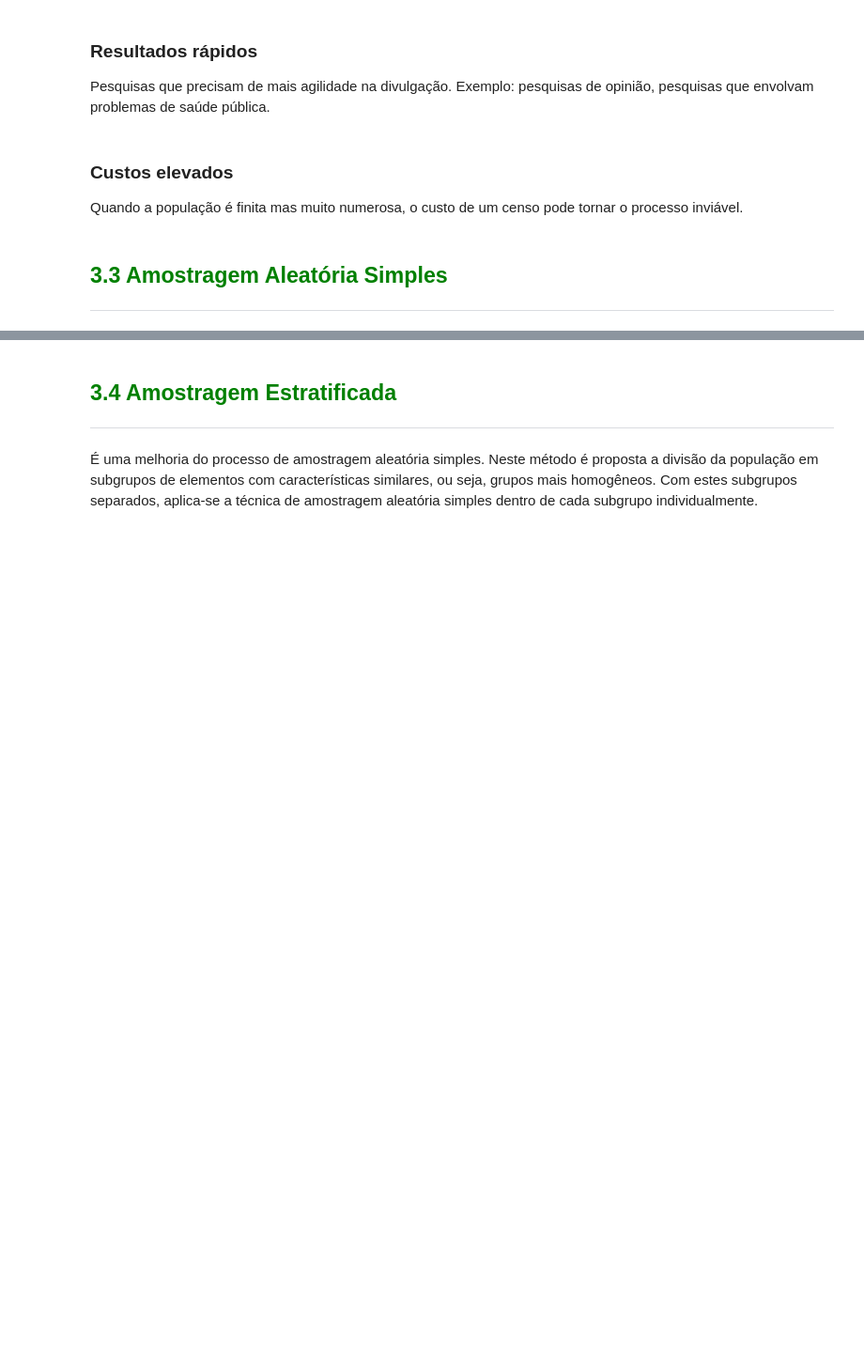
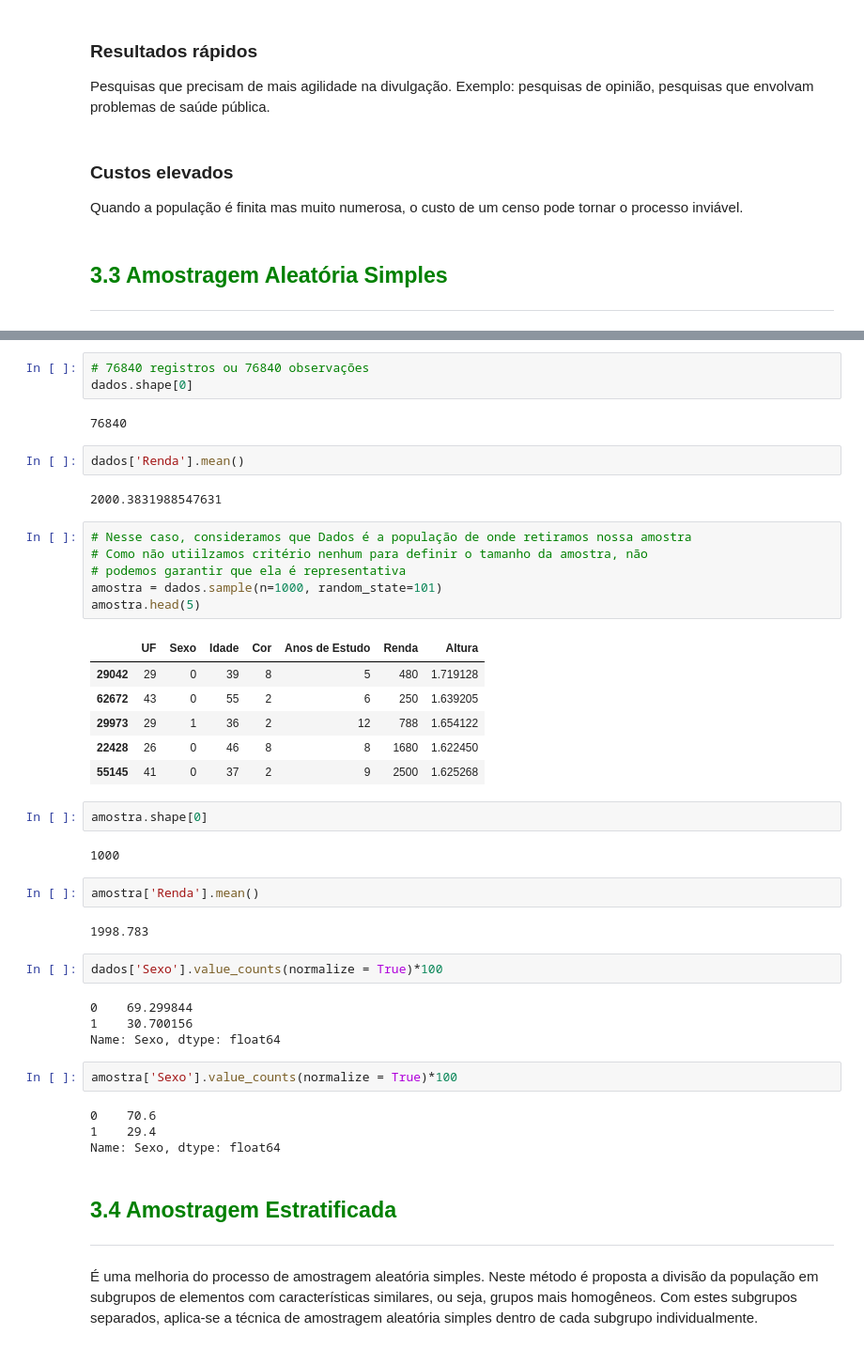
Before and after one commit to RichardRosenblat/alura-estatistica-com-python-parte-2, a Jupyter notebook: Curso_de_Estatística_Parte_2.ipynb, the cells around one changed output, grey strips where cells are left out. Shown at 94% size. Drawn from its saved outputs; the diff is of its cells as text; blank space fills up the shorter version.

```diff
--- a/Curso_de_Estatística_Parte_2.ipynb
+++ b/Curso_de_Estatística_Parte_2.ipynb
@@ -1061,3 +1072,45 @@ Quando a população é finita mas muito numerosa, o custo de um censo pode torn
+# %%
+# 76840 registros ou 76840 observações
+dados.shape[0]
+# %% [output]
+76840
+# %%
+dados['Renda'].mean()
+# %% [output]
+2000.3831988547631
+# %%
+# Nesse caso, consideramos que Dados é a população de onde retiramos nossa amostra
+# Como não utiilzamos critério nenhum para definir o tamanho da amostra, não
+# podemos garantir que ela é representativa
+amostra = dados.sample(n=1000, random_state=101)
+amostra.head(5)
+# %% [output]
+|  | UF | Sexo | Idade | Cor | Anos de Estudo | Renda | Altura |
+| 29042 | 29 | 0 | 39 | 8 | 5 | 480 | 1.719128 |
+| 62672 | 43 | 0 | 55 | 2 | 6 | 250 | 1.639205 |
+| 29973 | 29 | 1 | 36 | 2 | 12 | 788 | 1.654122 |
+| 22428 | 26 | 0 | 46 | 8 | 8 | 1680 | 1.622450 |
+| 55145 | 41 | 0 | 37 | 2 | 9 | 2500 | 1.625268 |
+# %%
+amostra.shape[0]
+# %% [output]
+1000
+# %%
+amostra['Renda'].mean()
+# %% [output]
+1998.783
+# %%
+dados['Sexo'].value_counts(normalize = True)*100
+# %% [output]
+0    69.299844
+1    30.700156
+Name: Sexo, dtype: float64
+# %%
+amostra['Sexo'].value_counts(normalize = True)*100
+# %% [output]
+0    70.6
+1    29.4
+Name: Sexo, dtype: float64
 # %% [markdown]
 ## <font color=green>3.4 Amostragem Estratificada</font>
 ***
```
Also changed, not shown: parts of 4 cells of this notebook.
